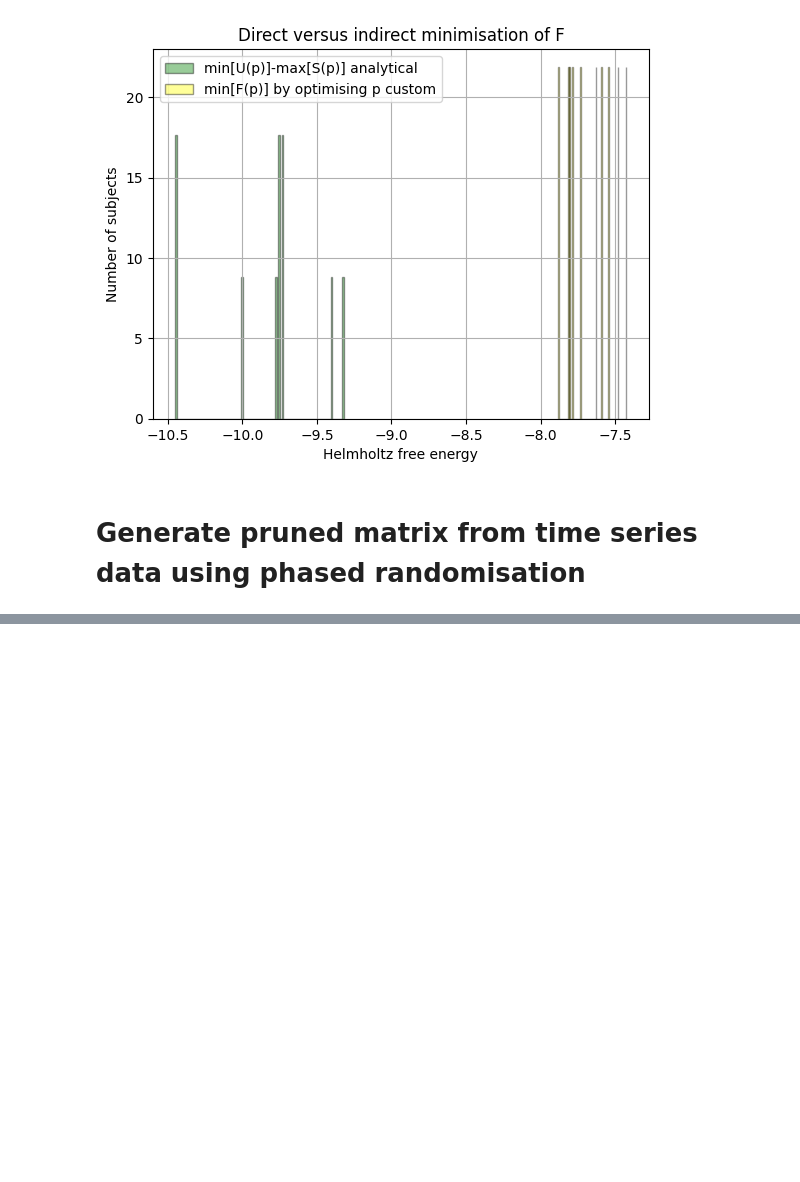
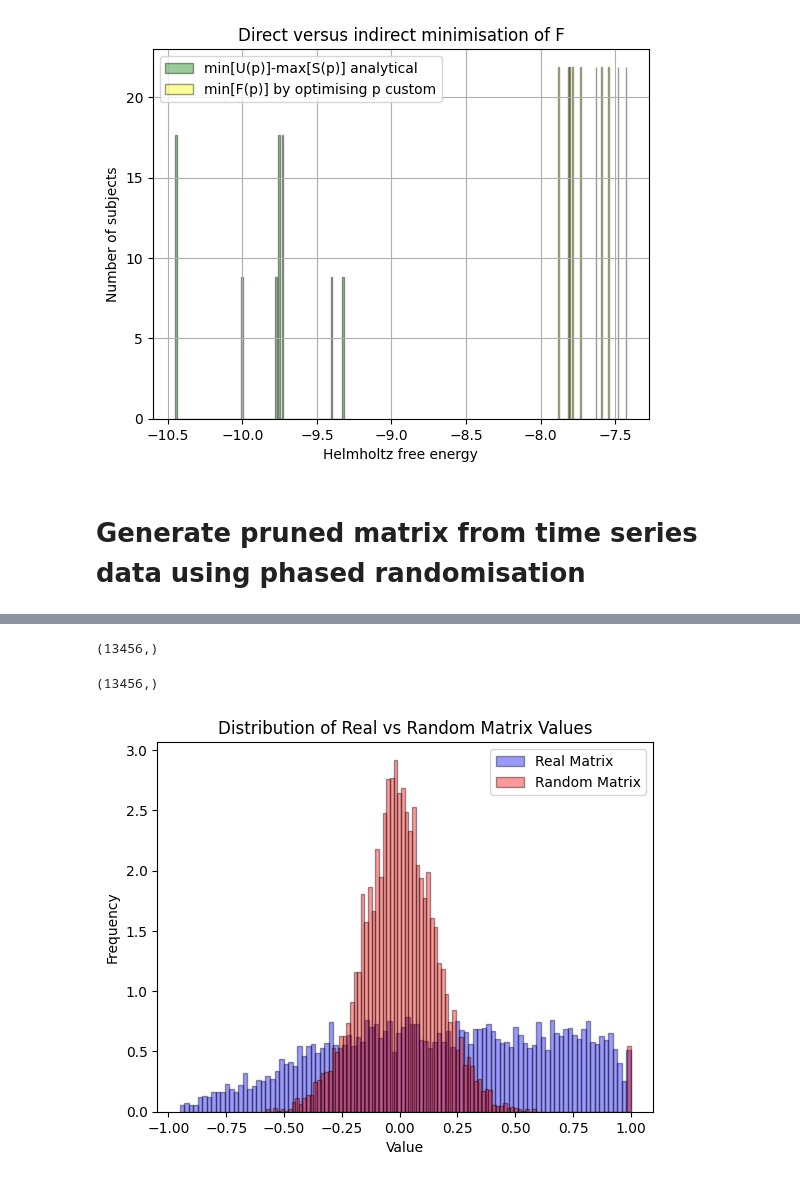
Before and after one commit to cyrilrommens/Free_energy_of_simplicial_complexes, a Jupyter notebook: Week_16.ipynb, the cells around one changed output, grey strips where cells are left out. Saved outputs shown, nothing was run; the diff lists cells and outputs as text; code cells hidden in the pictures; blank space fills up the shorter version.

Commit message:
Almost finisihed with creatin pruned matrix

```diff
--- a/Week_16.ipynb
+++ b/Week_16.ipynb
@@ -237,0 +180,31 @@ for file in path:
+# %%
+real=pd.read_csv('HCPAging\HCA9956008_V1_rfMRI_REST2_Atlas_MSMAll_hp0_clean_Schaefer2018_100Parcels_7Networks_Tian_Subcortex_S1_3T_connmatrix.txt',sep ='\t',header=None)
+real_corr=real.T.corr().to_numpy()
+real_corr_flat = real_corr.flatten()
+# %% [output]
+(13456,)
+# %%
+random=pd.read_csv('PR_Cyril_HCP\PR_HCA9956008_V1_rfMRI_REST2_Atlas_MSMAll_hp0_clean_Schaefer2018_100Parcels_7Networks_Tian_Subcortex_S1_3T_connmatrix.txt',sep ='\t',header=None)
+random_corr=random.T.corr().to_numpy()
+random_corr_flat = random_corr.flatten()
+# %% [output]
+(13456,)
+# %%
+import matplotlib.pyplot as plt
+
+# Assuming real_corr_flat and random_corr_flat are your data
+plt.hist(real_corr_flat, bins=100, density=True, label='Real Matrix', alpha=0.4, color='blue', edgecolor='black')
+plt.hist(random_corr_flat, bins=100, density=True, label='Random Matrix', alpha=0.4, color='red',edgecolor='black')
+
+# Add legend to the plot
+plt.legend()
+
+# Optional: Add titles and labels
+plt.title('Distribution of Real vs Random Matrix Values')
+plt.xlabel('Value')
+plt.ylabel('Frequency')
+
+# Show the plot
+plt.show()
+# %% [output]
+[figure, added]
```
Also changed, not shown: parts of 11 cells of this notebook, 8 other files.
